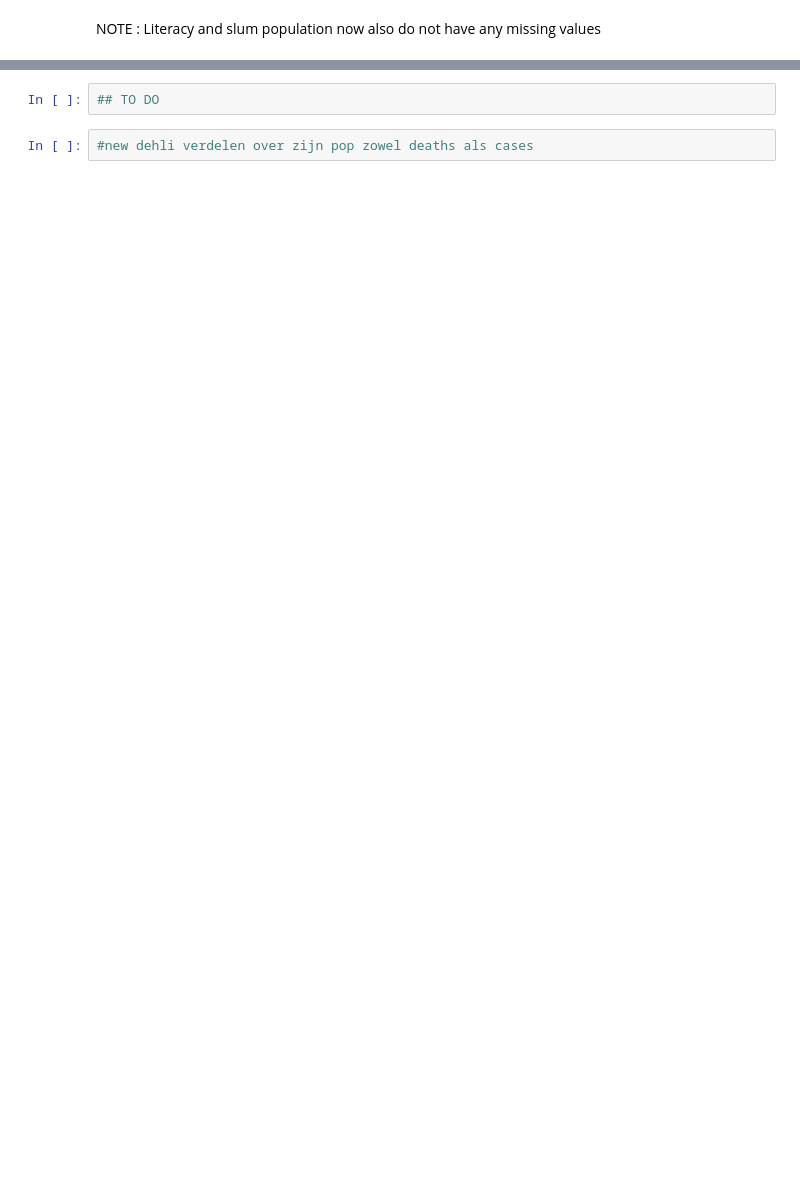
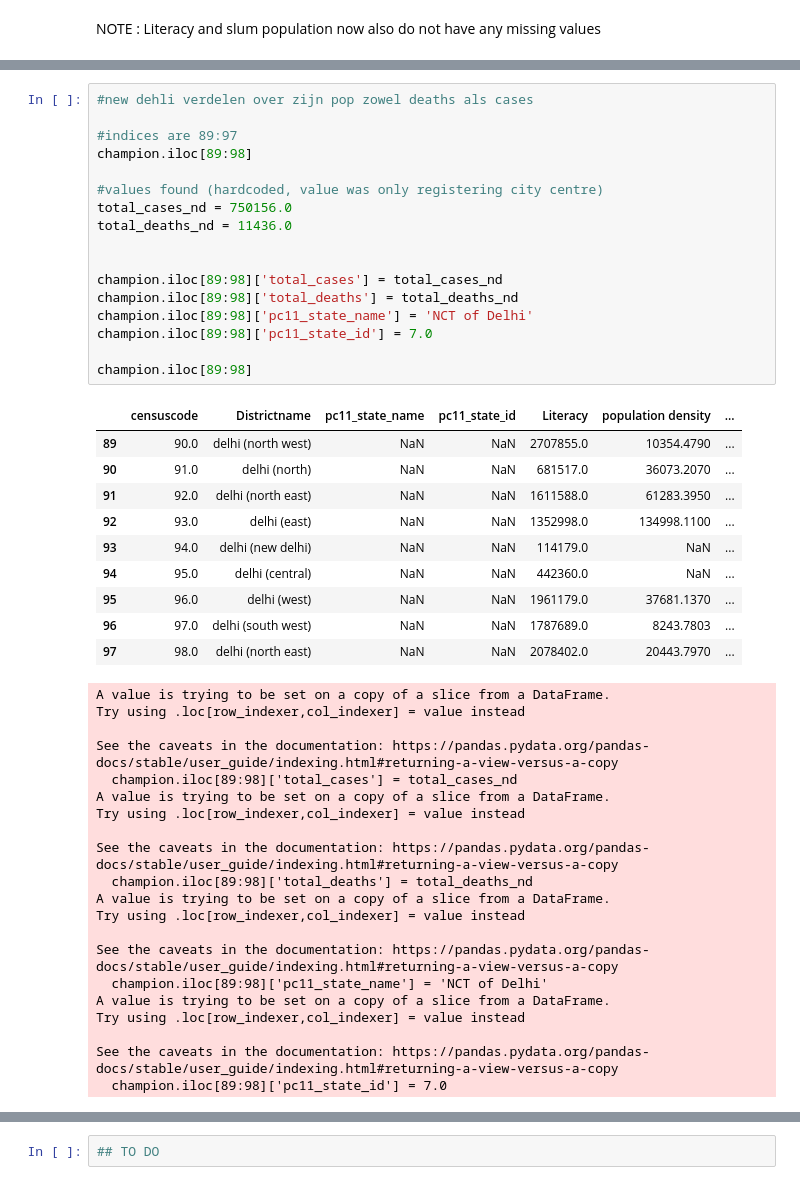
Before and after one commit to Daniel-Los/Introduction-to-datascience-final-project, a Jupyter notebook: Dataframes.ipynb, the cells around one changed output, grey strips where cells are left out. Drawn from its saved outputs; the diff is of its cells as text; blank space fills up the shorter version.

```diff
--- a/Dataframes.ipynb
+++ b/Dataframes.ipynb
@@ -548,0 +644,48 @@ champion.sort_values("population", ascending = False).head(10)
+# %%
+#new dehli verdelen over zijn pop zowel deaths als cases
+
+#indices are 89:97
+champion.iloc[89:98]
+
+#values found (hardcoded, value was only registering city centre)
+total_cases_nd = 750156.0
+total_deaths_nd = 11436.0
+
+
+champion.iloc[89:98]['total_cases'] = total_cases_nd
+champion.iloc[89:98]['total_deaths'] = total_deaths_nd
+champion.iloc[89:98]['pc11_state_name'] = 'NCT of Delhi'
+champion.iloc[89:98]['pc11_state_id'] = 7.0
+
+champion.iloc[89:98]
+# %% [output]
+|  | censuscode | Districtname | pc11_state_name | pc11_state_id | Literacy | population density | ... |
+| 89 | 90.0 | delhi (north west) | NaN | NaN | 2707855.0 | 10354.4790 | ... |
+| 90 | 91.0 | delhi (north) | NaN | NaN | 681517.0 | 36073.2070 | ... |
+| 91 | 92.0 | delhi (north east) | NaN | NaN | 1611588.0 | 61283.3950 | ... |
+| 92 | 93.0 | delhi (east) | NaN | NaN | 1352998.0 | 134998.1100 | ... |
+| 93 | 94.0 | delhi (new delhi) | NaN | NaN | 114179.0 | NaN | ... |
+| 94 | 95.0 | delhi (central) | NaN | NaN | 442360.0 | NaN | ... |
+| 95 | 96.0 | delhi (west) | NaN | NaN | 1961179.0 | 37681.1370 | ... |
+| 96 | 97.0 | delhi (south west) | NaN | NaN | 1787689.0 | 8243.7803 | ... |
+| 97 | 98.0 | delhi (north east) | NaN | NaN | 2078402.0 | 20443.7970 | ... |
+A value is trying to be set on a copy of a slice from a DataFrame.
+Try using .loc[row_indexer,col_indexer] = value instead
+
+See the caveats in the documentation: https://pandas.pydata.org/pandas-docs/stable/user_guide/indexing.html#returning-a-view-versus-a-copy
+  champion.iloc[89:98]['total_cases'] = total_cases_nd
+A value is trying to be set on a copy of a slice from a DataFrame.
+Try using .loc[row_indexer,col_indexer] = value instead
+
+See the caveats in the documentation: https://pandas.pydata.org/pandas-docs/stable/user_guide/indexing.html#returning-a-view-versus-a-copy
+  champion.iloc[89:98]['total_deaths'] = total_deaths_nd
+A value is trying to be set on a copy of a slice from a DataFrame.
+Try using .loc[row_indexer,col_indexer] = value instead
+
+See the caveats in the documentation: https://pandas.pydata.org/pandas-docs/stable/user_guide/indexing.html#returning-a-view-versus-a-copy
+  champion.iloc[89:98]['pc11_state_name'] = 'NCT of Delhi'
+A value is trying to be set on a copy of a slice from a DataFrame.
+Try using .loc[row_indexer,col_indexer] = value instead
+
+See the caveats in the documentation: https://pandas.pydata.org/pandas-docs/stable/user_guide/indexing.html#returning-a-view-versus-a-copy
+  champion.iloc[89:98]['pc11_state_id'] = 7.0
@@ -549,4 +702,2 @@ champion.sort_values("population", ascending = False).head(10)
 # %%
 ## TO DO
-# %%
-#new dehli verdelen over zijn pop zowel deaths als cases
```
Also changed, not shown: parts of 15 cells of this notebook.
